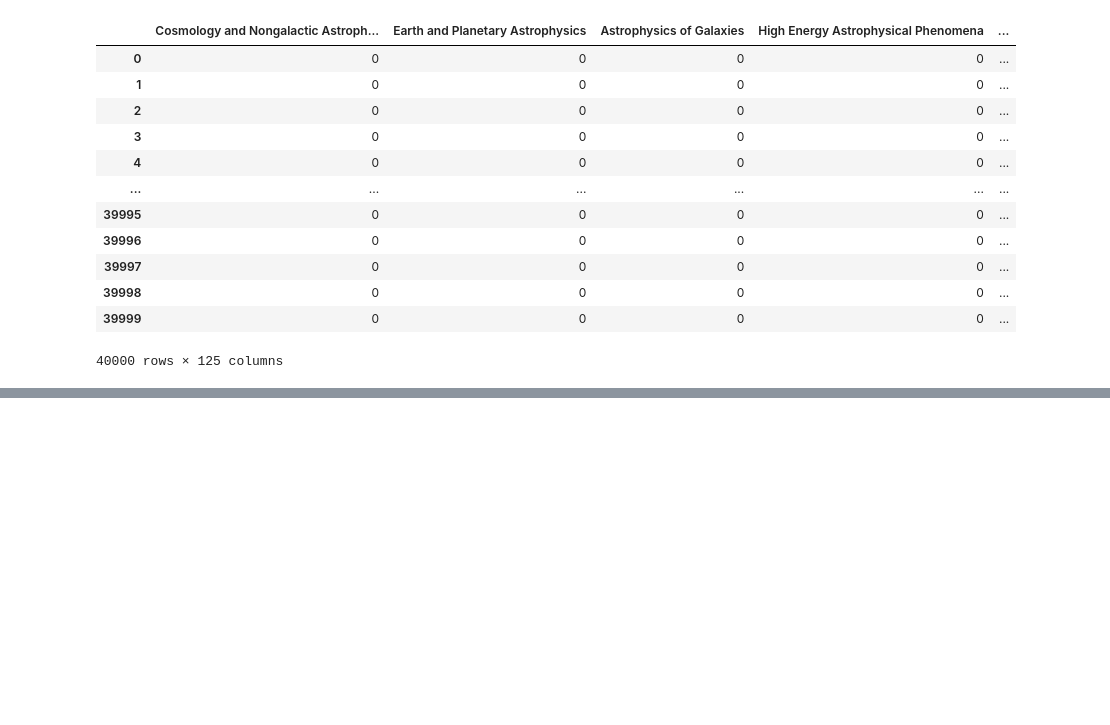
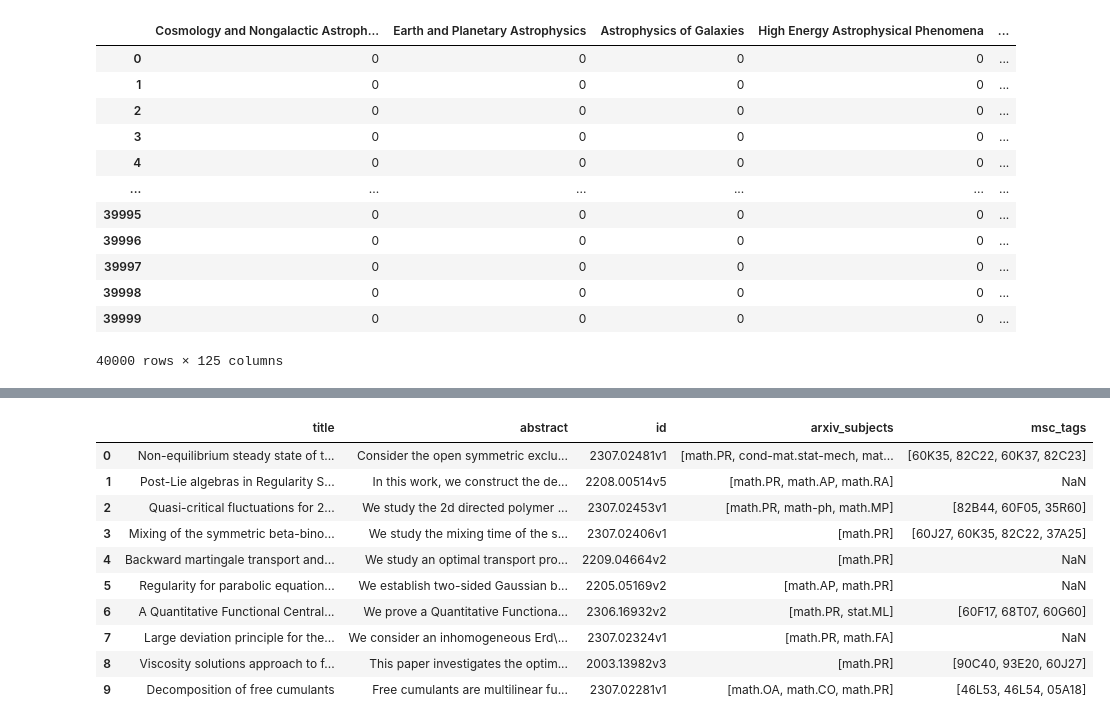
Before and after one commit to Michael-Geis/Fritz, a Jupyter notebook: collection.ipynb, the cells around one changed output, grey strips where cells are left out. Saved outputs shown, nothing was run; the diff lists cells and outputs as text; code cells hidden in the pictures; blank space fills up the shorter version.

```diff
--- a/collection.ipynb
+++ b/collection.ipynb
@@ -818,0 +844,14 @@ new.arxiv_subjects
+# %%
+data.metadata
+# %% [output]
+|  | title | abstract | id | arxiv_subjects | msc_tags |
+| 0 | Non-equilibrium steady state of t... | Consider the open symmetric exclu... | 2307.02481v1 | [math.PR, cond-mat.stat-mech, mat... | [60K35, 82C22, 60K37, 82C23] |
+| 1 | Post-Lie algebras in Regularity S... | In this work, we construct the de... | 2208.00514v5 | [math.PR, math.AP, math.RA] | NaN |
+| 2 | Quasi-critical fluctuations for 2... | We study the 2d directed polymer ... | 2307.02453v1 | [math.PR, math-ph, math.MP] | [82B44, 60F05, 35R60] |
+| 3 | Mixing of the symmetric beta-bino... | We study the mixing time of the s... | 2307.02406v1 | [math.PR] | [60J27, 60K35, 82C22, 37A25] |
+| 4 | Backward martingale transport and... | We study an optimal transport pro... | 2209.04664v2 | [math.PR] | NaN |
+| 5 | Regularity for parabolic equation... | We establish two-sided Gaussian b... | 2205.05169v2 | [math.AP, math.PR] | NaN |
+| 6 | A Quantitative Functional Central... | We prove a Quantitative Functiona... | 2306.16932v2 | [math.PR, stat.ML] | [60F17, 68T07, 60G60] |
+| 7 | Large deviation principle for the... | We consider an inhomogeneous Erd\... | 2307.02324v1 | [math.PR, math.FA] | NaN |
+| 8 | Viscosity solutions approach to f... | This paper investigates the optim... | 2003.13982v3 | [math.PR] | [90C40, 93E20, 60J27] |
+| 9 | Decomposition of free cumulants | Free cumulants are multilinear fu... | 2307.02281v1 | [math.OA, math.CO, math.PR] | [46L53, 46L54, 05A18] |
```
Also changed, not shown: parts of 10 cells of this notebook, 3 other files.
